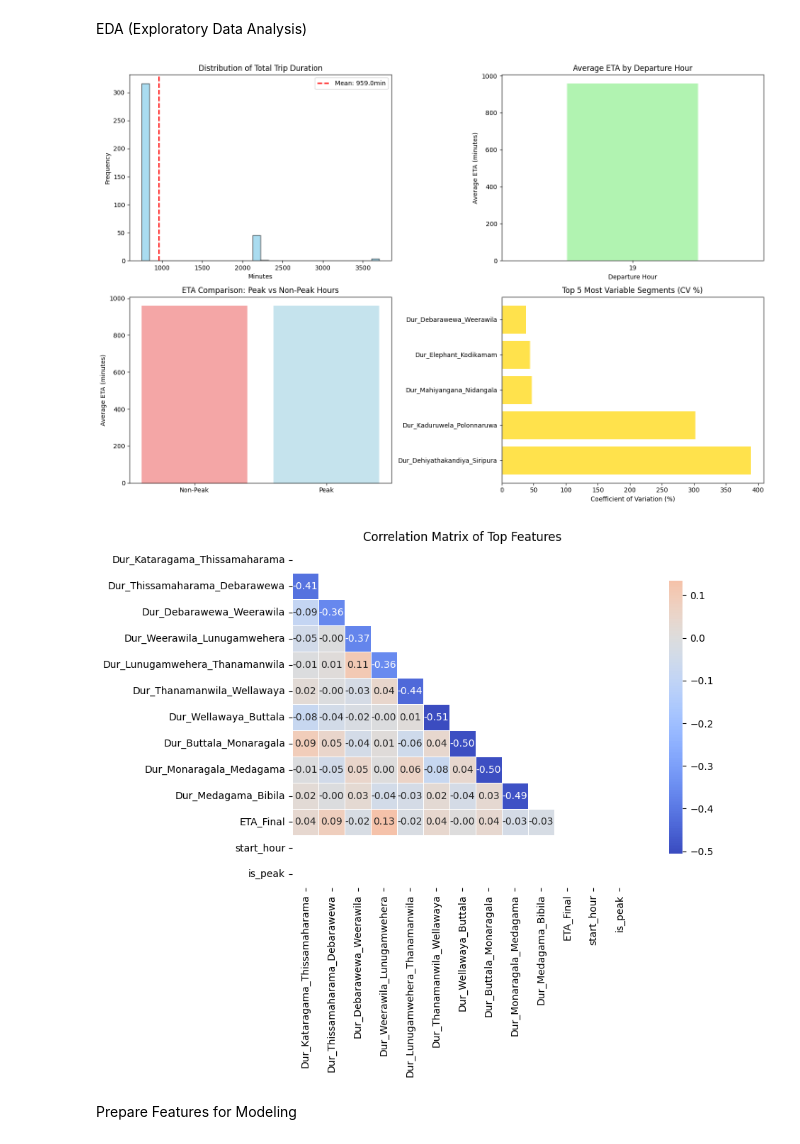
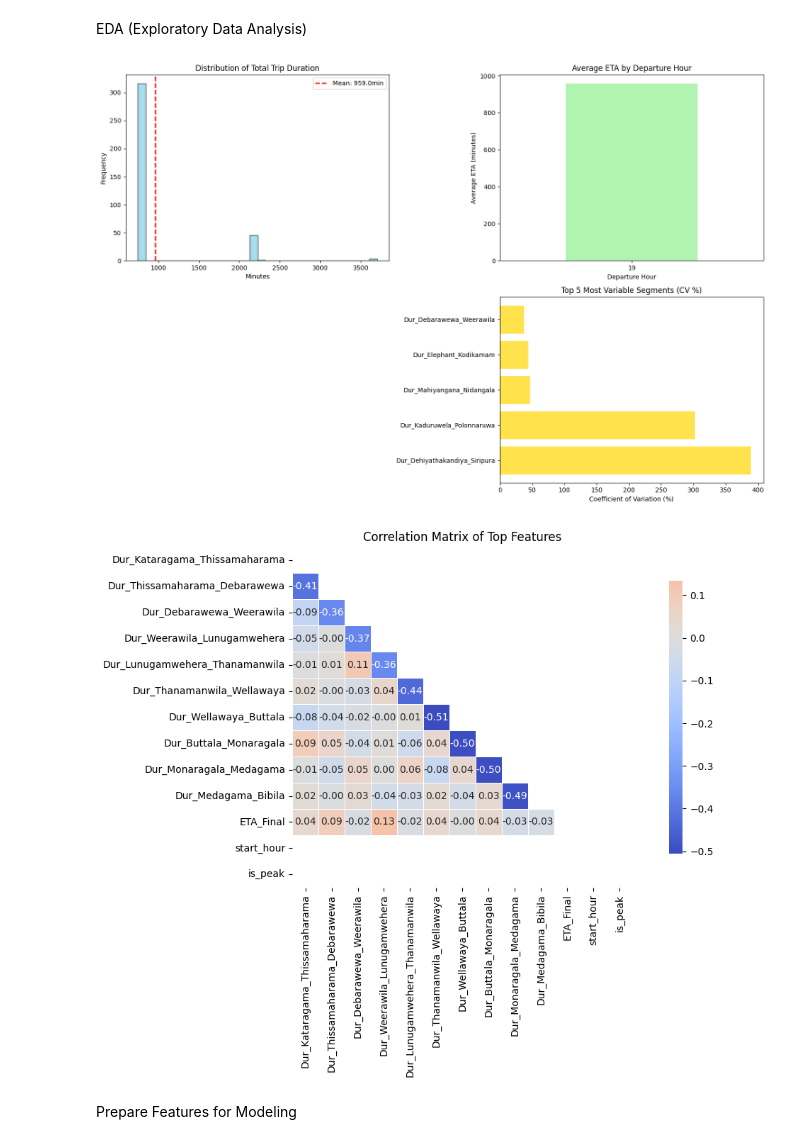
Before and after one commit to gowrisankar393/vaylen-transitlk, a Jupyter notebook: ETA_Prediction_Model.ipynb, the cells around one changed output. Saved outputs shown, nothing was run; the diff lists cells and outputs as text; code cells hidden in the pictures.

```diff
--- a/ETA_Prediction_Model.ipynb
+++ b/ETA_Prediction_Model.ipynb
@@ -173,48 +173,40 @@ plt.xlabel("Departure Hour")
 plt.ylabel("Average ETA (minutes)")
 plt.xticks(rotation=0)
 
-# 3. Peak vs Non-Peak Comparison
-plt.subplot(2, 2, 3)
-peak_data = df.groupby('is_peak')['ETA_Final'].mean()
-colors = ['lightcoral', 'lightblue']
-plt.bar(['Non-Peak', 'Peak'], peak_data.values, color=colors, alpha=0.7)
-plt.title("ETA Comparison: Peak vs Non-Peak Hours")
-plt.ylabel("Average ETA (minutes)")
-
-# 4. Top 5 Most Variable Segments
+# 3. Top 5 Most Variable Segments
 plt.subplot(2, 2, 4)
 # Calculate coefficient of variation for each segment
 cv_scores = {}
 for dur_col in duration_features:
     cv = df[dur_col].std() / df[dur_col].mean() * 100
     cv_scores[dur_col] = cv
 
 # Get top 5 most variable segments
 top5 = dict(sorted(cv_scores.items(), key=lambda x: x[1], reverse=True)[:5])
 plt.barh(list(top5.keys()), list(top5.values()), color='gold', alpha=0.7)
 plt.title("Top 5 Most Variable Segments (CV %)")
 plt.xlabel("Coefficient of Variation (%)")
 
 plt.tight_layout()
 plt.show()
 
 # Correlation matrix for top features
 plt.figure(figsize=(12, 8))
 # Select top duration features + target for correlation
 top_features = duration_features[:10] + ["ETA_Final", "start_hour", "is_peak"]
 corr_matrix = df[top_features].corr()
 
 # Create mask for upper triangle
 mask = np.triu(np.ones_like(corr_matrix, dtype=bool))
 
 # Plot heatmap
 sns.heatmap(corr_matrix, mask=mask, annot=True, fmt=".2f", cmap="coolwarm",
             center=0, square=True, linewidths=.5, cbar_kws={"shrink": .8})
 plt.title("Correlation Matrix of Top Features")
 plt.tight_layout()
 plt.show()
 # %% [output]
-[figure, old version]
+[figure, new version]
 [figure]
 # %% [markdown]
 Prepare Features for Modeling
```
Also changed, not shown: parts of 5 cells of this notebook.
